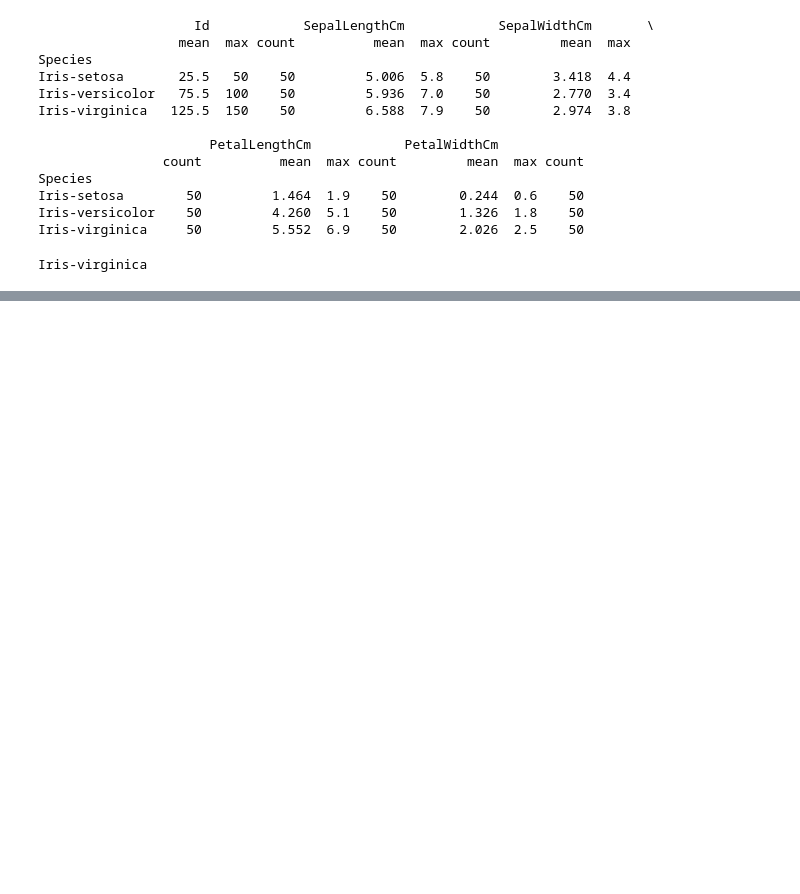
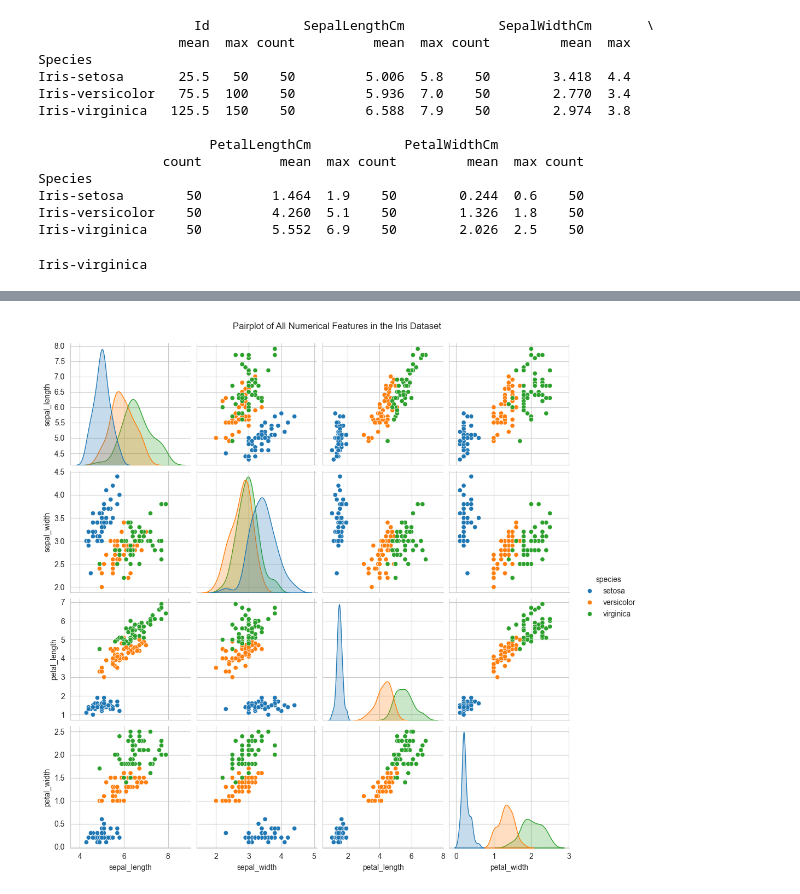
Before and after one commit to Gurule2007/internship, a Jupyter notebook: Day31/lris.ipynb, the cells around one changed output, grey strips where cells are left out. Saved outputs shown, nothing was run; the diff lists cells and outputs as text; code cells hidden in the pictures; blank space fills up the shorter version.

```diff
--- a/Day31/lris.ipynb
+++ b/Day31/lris.ipynb
@@ -192,0 +204,9 @@ NameError: name 'Iris' is not defined
+# %%
+# •	Use seaborn.pairplot() to visualize all numerical relationships.
+
+
+sns.pairplot(Iris, hue="species")
+plt.suptitle("Pairplot of All Numerical Features in the Iris Dataset", y=1.02)
+plt.show()
+# %% [output]
+[figure, added]
```
Also changed, not shown: parts of 13 cells of this notebook, 4 other files.
